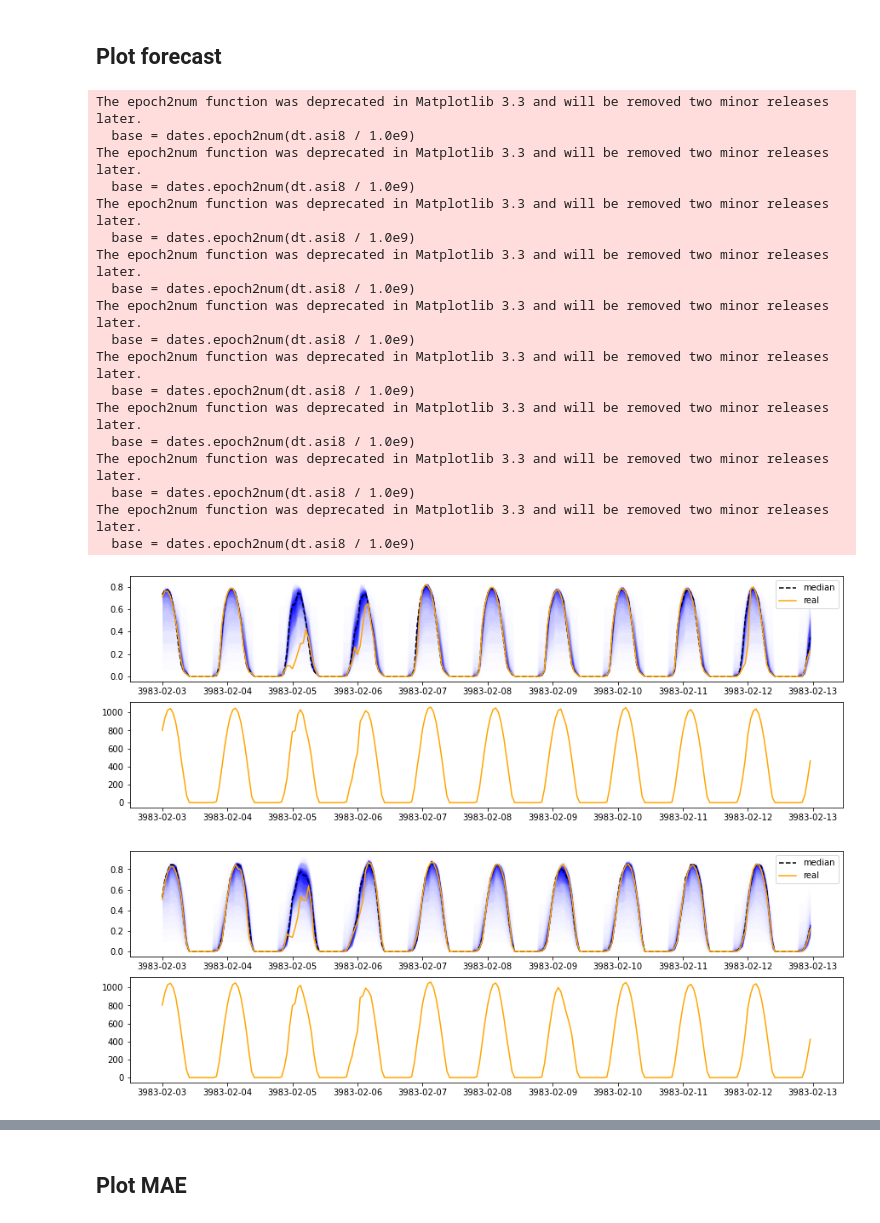
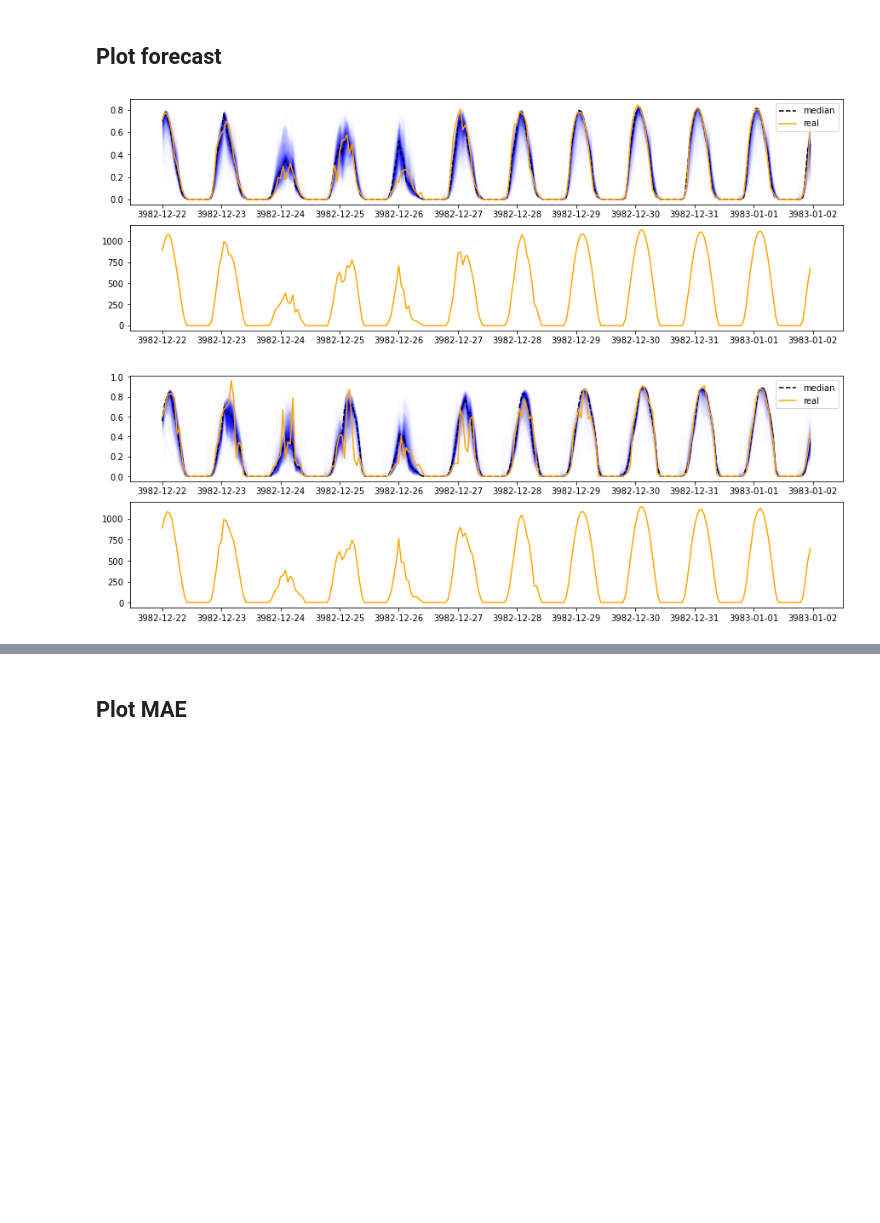
Before and after one commit to greenlytics/mqe-forecast, a Jupyter notebook: notebooks/nb-evaluate-forecast-gefcom2014-solar.ipynb, the cells around one changed output, grey strips where cells are left out. Cells and saved outputs as stored; diff of their text form; code cells hidden in the pictures; blank space fills up the shorter version.

```diff
--- a/notebooks/nb-evaluate-forecast-gefcom2014-solar.ipynb
+++ b/notebooks/nb-evaluate-forecast-gefcom2014-solar.ipynb
@@ -19,13 +22,14 @@ def load_data(path):
 
     return dfs_split
 # %%
-trial_name = 'trial38'
+trial_name = 'trial44'
+model = 'catboost'
 dfs_X_train = load_data('../results/gefcom2014-solar/'+trial_name+'/dfs_X_train/*.csv')
 dfs_X_valid = load_data('../results/gefcom2014-solar/'+trial_name+'/dfs_X_valid/*.csv')
 dfs_y_train = load_data('../results/gefcom2014-solar/'+trial_name+'/dfs_y_train/*.csv')
 dfs_y_valid = load_data('../results/gefcom2014-solar/'+trial_name+'/dfs_y_valid/*.csv')
-dfs_y_pred_train = load_data('../results/gefcom2014-solar/'+trial_name+'/dfs_y_pred_train/*lightgbm*.csv')
-dfs_y_pred_valid = load_data('../results/gefcom2014-solar/'+trial_name+'/dfs_y_pred_valid/*lightgbm*.csv')
+dfs_y_pred_train = load_data('../results/gefcom2014-solar/'+trial_name+'/dfs_y_pred_train/*'+model+'*.csv')
+dfs_y_pred_valid = load_data('../results/gefcom2014-solar/'+trial_name+'/dfs_y_pred_valid/*'+model+'*.csv')
 df_X_valid = pd.concat(dfs_X_valid)
 df_y_valid = pd.concat(dfs_y_valid)
 df_y_pred_valid = pd.concat(dfs_y_pred_valid)
@@ -67,34 +71,16 @@ def plot_quantile_forecast(df_pred, df_y, start_time, end_time, df_clearsky=None
         df_radiation = df_radiation.reset_index(level=0, drop=True)[start_time:end_time].astype(float)
         ax[1].plot(df_radiation.index, df_radiation.values, '-', color='orange', label='median')
 
-
     ax[0].plot(df_plot_true.index, df_plot_true.values, color='orange', label='real')
     ax[0].legend()
     ax[0].xaxis.set_major_locator(mdates.DayLocator(interval=1))
+    ax[1].xaxis.set_major_locator(mdates.DayLocator(interval=1))
 # %%
-start_time = '2014-02-02'
-end_time = '2014-02-11'
+start_time = '2013-12-21'
+end_time = '2013-12-31'
 plot_quantile_forecast(df_y_pred_valid['1'], df_y_valid['1'], start_time, end_time, df_radiation=df_X_valid['1']['VAR169'])
 plot_quantile_forecast(df_y_pred_valid['2'], df_y_valid['2'], start_time, end_time, df_radiation=df_X_valid['2']['VAR169'])
 plot_quantile_forecast(df_y_pred_valid['3'], df_y_valid['3'], start_time, end_time, df_radiation=df_X_valid['3']['VAR169'])
 # %% [output]
-The epoch2num function was deprecated in Matplotlib 3.3 and will be removed two minor releases later.
-  base = dates.epoch2num(dt.asi8 / 1.0e9)
-The epoch2num function was deprecated in Matplotlib 3.3 and will be removed two minor releases later.
-  base = dates.epoch2num(dt.asi8 / 1.0e9)
-The epoch2num function was deprecated in Matplotlib 3.3 and will be removed two minor releases later.
-  base = dates.epoch2num(dt.asi8 / 1.0e9)
-The epoch2num function was deprecated in Matplotlib 3.3 and will be removed two minor releases later.
-  base = dates.epoch2num(dt.asi8 / 1.0e9)
-The epoch2num function was deprecated in Matplotlib 3.3 and will be removed two minor releases later.
-  base = dates.epoch2num(dt.asi8 / 1.0e9)
-The epoch2num function was deprecated in Matplotlib 3.3 and will be removed two minor releases later.
-  base = dates.epoch2num(dt.asi8 / 1.0e9)
-The epoch2num function was deprecated in Matplotlib 3.3 and will be removed two minor releases later.
-  base = dates.epoch2num(dt.asi8 / 1.0e9)
-The epoch2num function was deprecated in Matplotlib 3.3 and will be removed two minor releases later.
-  base = dates.epoch2num(dt.asi8 / 1.0e9)
-The epoch2num function was deprecated in Matplotlib 3.3 and will be removed two minor releases later.
-  base = dates.epoch2num(dt.asi8 / 1.0e9)
-[figure, old version]
+[figure, new version]
-[figure, old version]
+[figure, new version]
```
Also changed, not shown: parts of 5 cells of this notebook, 7 other files.
